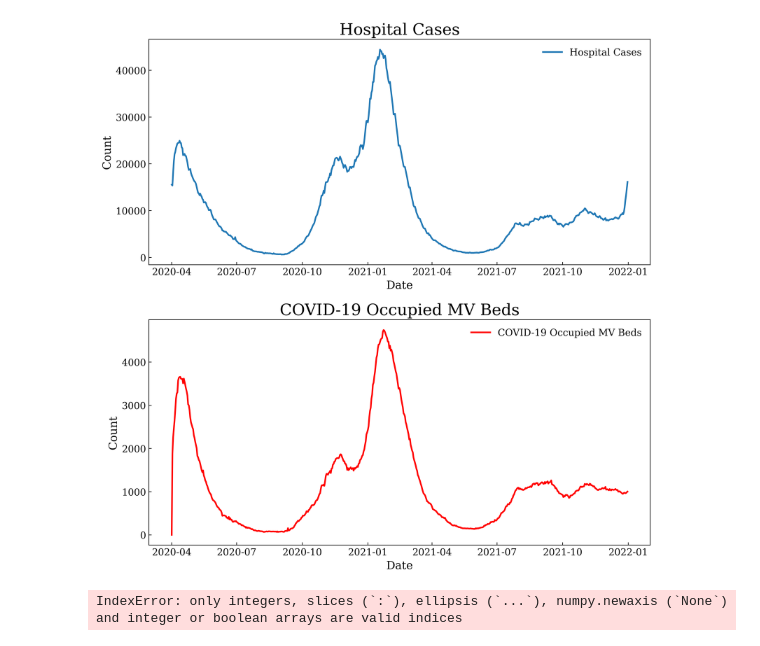
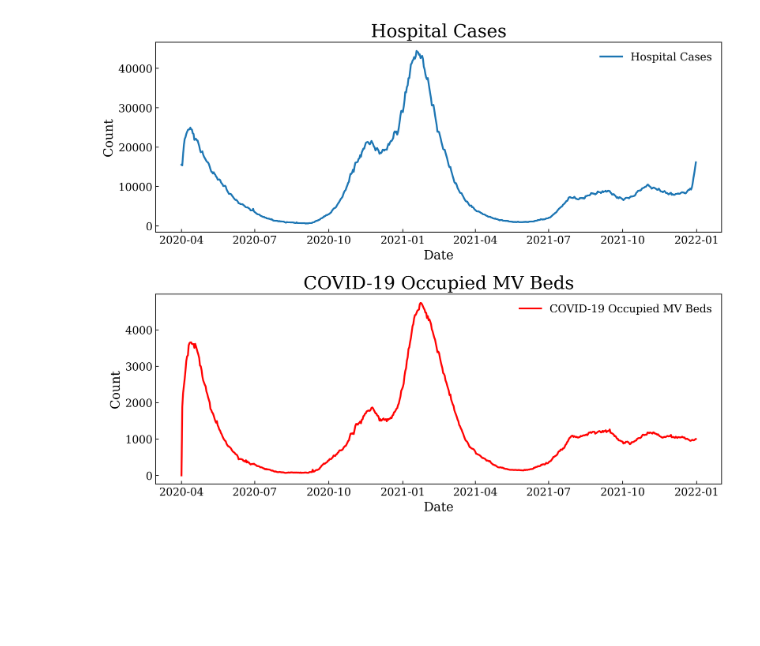
Before and after one commit to michaelajao/data_driven_vaccination, a Jupyter notebook: notebooks/SIHCRD.ipynb, the cells around one changed output. Saved outputs shown, nothing was run; the diff lists cells and outputs as text; code cells hidden in the pictures; blank space fills up the shorter version.

Commit message:
Update figures in reports directory

```diff
--- a/notebooks/SIHCRD.ipynb
+++ b/notebooks/SIHCRD.ipynb
@@ -184,7 +194,12 @@ def split_time_series_data(df, train_size=0.7, val_size=0.15, test_size=0.15):
 
     return train_data, val_data, test_data
 # %%
-data = load_and_preprocess_data("data/processed/england_data.csv", recovery_period=21, rolling_window=7, start_date="2020-04-01").drop("Unnamed: 0", axis=1)
+data = load_and_preprocess_data(
+    "data/processed/england_data.csv",
+    recovery_period=21,
+    rolling_window=7,
+    start_date="2020-04-01",
+).drop("Unnamed: 0", axis=1)
 
 data.head()
 # %% [output]
@@ -209,22 +223,27 @@ data.head()
 | 4 | 2020-04-05 | 2650.0 | 45418 | 22051.0 | 3446 | 2994.0 | ... |
 # %%
 # visualize covidOccupiedMVBeds and hospitalCases on separate subplots
-ax, fig = plt.subplots(2, 1, figsize=(10, 10))
+ax, fig = plt.subplots(2, 1, figsize=(10, 8))
 fig[0].plot(data["date"], data["hospitalCases"], label="Hospital Cases")
 fig[0].set_title("Hospital Cases")
 fig[0].set_xlabel("Date")
 fig[0].set_ylabel("Count")
 fig[0].legend()
 
-fig[1].plot(data["date"], data["covidOccupiedMVBeds"], label="COVID-19 Occupied MV Beds", color="red")
+fig[1].plot(
+    data["date"],
+    data["covidOccupiedMVBeds"],
+    label="COVID-19 Occupied MV Beds",
+    color="red",
+)
 fig[1].set_title("COVID-19 Occupied MV Beds")
 fig[1].set_xlabel("Date")
 fig[1].set_ylabel("Count")
 fig[1].legend()
 
 plt.tight_layout()
 plt.show()
 # %% [output]
-[figure, old version]
+[figure, new version]
 # %%
 # Split the data into training, validation, and test sets and scale the training data
@@ -237,19 +275,32 @@ test_data_scaled = scaler.transform(test_data[["cumulative_confirmed", "new_dece
 # %%
-
 def prepare_tensors(data, device):
-    t = tensor(data["days_since_start"].values, dtype=torch.float32).view(-1, 1).to(device)
+    t = (
+        tensor(train_data["days_since_start"].values, dtype=torch.float32)
+        .view(-1, 1)
+        .to(device)
+    )
     S = tensor(data["S(t)"].values, dtype=torch.float32).view(-1, 1).to(device)
     I = tensor(data["active_cases"].values, dtype=torch.float32).view(-1, 1).to(device)
     R = tensor(data["recovered"].values, dtype=torch.float32).view(-1, 1).to(device)
     D = tensor(data["new_deceased"].values, dtype=torch.float32).view(-1, 1).to(device)
     H = tensor(data["hospitalCases"].values, dtype=torch.float32).view(-1, 1).to(device)
-    C = tensor(data["covidOccupiedMVBeds"].values, dtype=torch.float32).view(-1, 1).to(device)
-
+    C = (
+        tensor(data["covidOccupiedMVBeds"].values, dtype=torch.float32)
+        .view(-1, 1)
+        .to(device)
+    )
     return t, S, I, R, D, H, C
 
+
+
 # Prepare tensors for each dataset
-t_train, S_train, I_train, R_train, D_train, H_train, C_train = prepare_tensors(train_data_scaled, device)
-t_val, S_val, I_val, R_val, D_val, H_val, C_val = prepare_tensors(val_data_scaled, device)
-t_test, S_test, I_test, R_test, D_test, H_test, C_test = prepare_tensors(test_data_scaled, device)
+
+t_train, S_train, I_train, R_train, D_train, H_train, C_train = prepare_tensors(
+    train_data_scaled, device
+)
+t_val, S_val, I_val, R_val, D_val, H_val, C_val = prepare_tensors(
+    val_data_scaled, device
+)
+t_test, S_test, I_test, R_test, D_test, H_test, C_test = prepare_tensors(
+    test_data_scaled, device
+)
-# %% [output]
-IndexError: only integers, slices (`:`), ellipsis (`...`), numpy.newaxis (`None`) and integer or boolean arrays are valid indices
```
Also changed, not shown: parts of 14 cells of this notebook, 1 other file.
